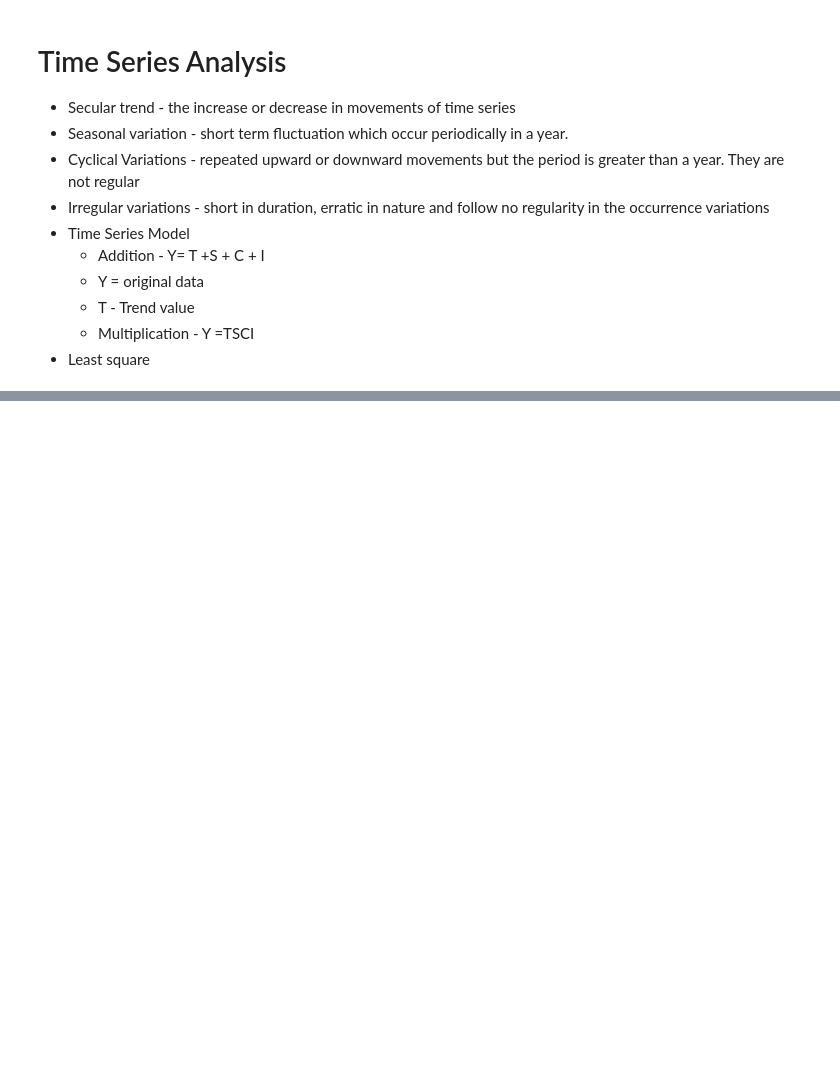
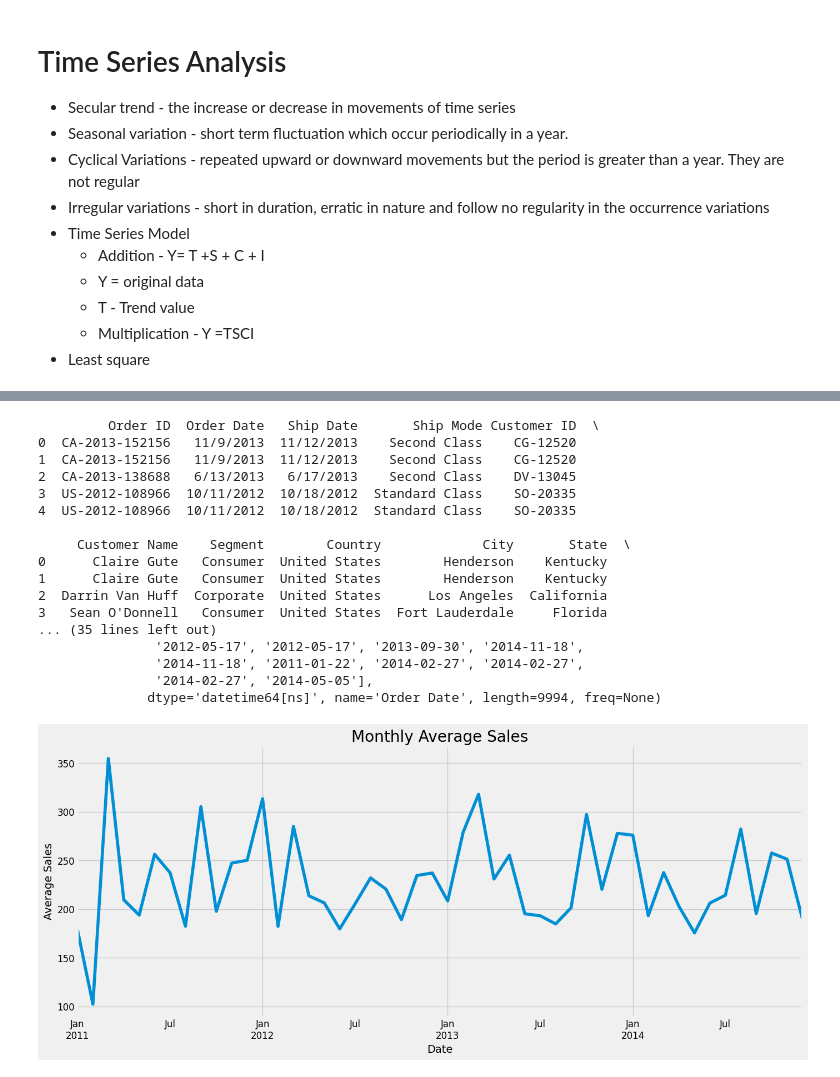
Before and after one commit to Rashay01/Machine-Learning-Notes, a Jupyter notebook: Day2.ipynb, the cells around one changed output, grey strips where cells are left out. Saved outputs shown, nothing was run; the diff lists cells and outputs as text; code cells hidden in the pictures; blank space fills up the shorter version.

```diff
--- a/Day2.ipynb
+++ b/Day2.ipynb
@@ -937,3 +937,16 @@ Accuracy 0.8
     - T - Trend value
     - Multiplication - Y =TSCI
 - Least square
+# %%
+import itertools
+import numpy as np
+import pandas as pd
+import matplotlib.pyplot as plt
+import statsmodels.api as sm
+import matplotlib
+
+plt.style.use('fivethirtyeight')
+matplotlib.rcParams['axes.labelsize'] = 14
+matplotlib.rcParams['xtick.labelsize'] = 12
+matplotlib.rcParams['ytick.labelsize'] = 12
+matplotlib.rcParams['text.color'] = 'k'
@@ -939,0 +1004,66 @@ Accuracy 0.8
+# %%
+import pandas as pd
+import matplotlib.pyplot as plt
+import matplotlib
+
+# Set plotting style
+plt.style.use('fivethirtyeight')
+matplotlib.rcParams['axes.labelsize'] = 14
+matplotlib.rcParams['xtick.labelsize'] = 12
+matplotlib.rcParams['ytick.labelsize'] = 12
+matplotlib.rcParams['text.color'] = 'k'
+
+# Load the dataset
+furniture = pd.read_csv("content/Sample - Superstore.csv")
+
+# Display first few rows of the dataset
+print(furniture.head())
+
+# Display dataset description
+print(furniture.describe())
+
+# Keep only necessary columns
+cols_to_keep = ['Order Date', 'Sales']
+furniture = furniture[cols_to_keep]
+
+# Convert 'Order Date' to datetime format
+furniture['Order Date'] = pd.to_datetime(furniture['Order Date'])
+
+# Set 'Order Date' as the index
+furniture = furniture.set_index('Order Date')
+
+# Check if the index is a DatetimeIndex
+print(furniture.index)
+
+# Ensure that the index is a DatetimeIndex
+if not isinstance(furniture.index, pd.DatetimeIndex):
+    raise TypeError("Index is not a DatetimeIndex")
+
+# Resample the data by month and compute the mean sales
+y = furniture['Sales'].resample('M').mean()
+
+# Plot the monthly average sales
+y.plot(figsize=(15, 6))
+plt.title('Monthly Average Sales')
+plt.xlabel('Date')
+plt.ylabel('Average Sales')
+plt.show()
+# %% [output]
+         Order ID  Order Date   Ship Date       Ship Mode Customer ID  \
+0  CA-2013-152156   11/9/2013  11/12/2013    Second Class    CG-12520
+1  CA-2013-152156   11/9/2013  11/12/2013    Second Class    CG-12520
+2  CA-2013-138688   6/13/2013   6/17/2013    Second Class    DV-13045
+3  US-2012-108966  10/11/2012  10/18/2012  Standard Class    SO-20335
+4  US-2012-108966  10/11/2012  10/18/2012  Standard Class    SO-20335
+
+     Customer Name    Segment        Country             City       State  \
+0      Claire Gute   Consumer  United States        Henderson    Kentucky
+1      Claire Gute   Consumer  United States        Henderson    Kentucky
+2  Darrin Van Huff  Corporate  United States      Los Angeles  California
+3   Sean O'Donnell   Consumer  United States  Fort Lauderdale     Florida
+... (35 lines left out)
+               '2012-05-17', '2012-05-17', '2013-09-30', '2014-11-18',
+               '2014-11-18', '2011-01-22', '2014-02-27', '2014-02-27',
+               '2014-02-27', '2014-05-05'],
+              dtype='datetime64[ns]', name='Order Date', length=9994, freq=None)
+[figure, added]
```
Also changed, not shown: parts of 14 cells of this notebook.
